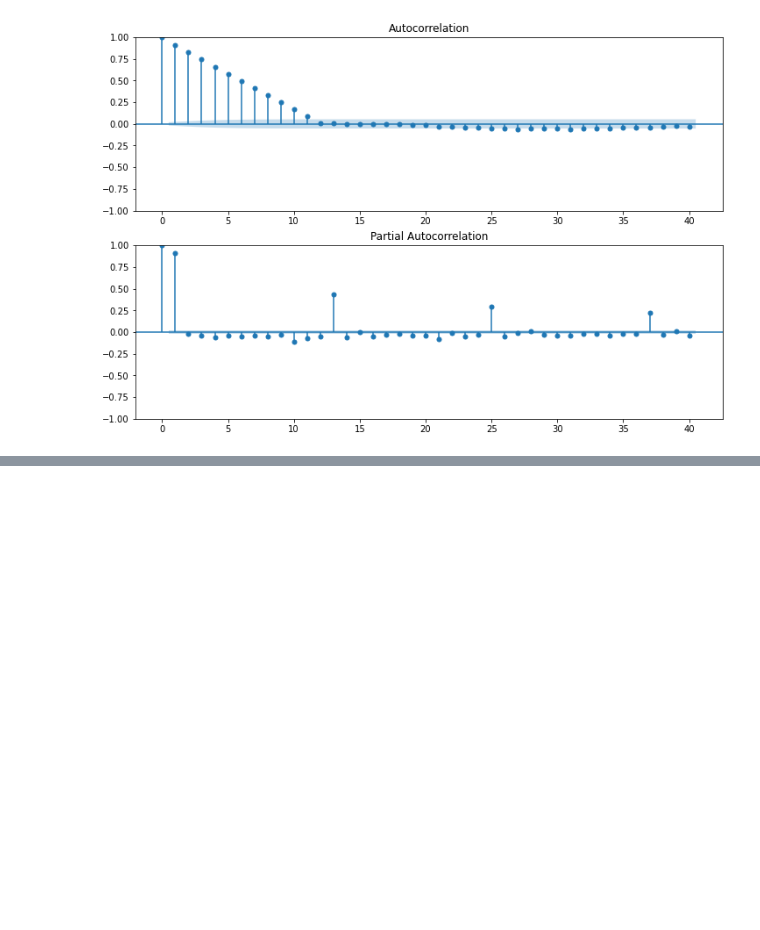
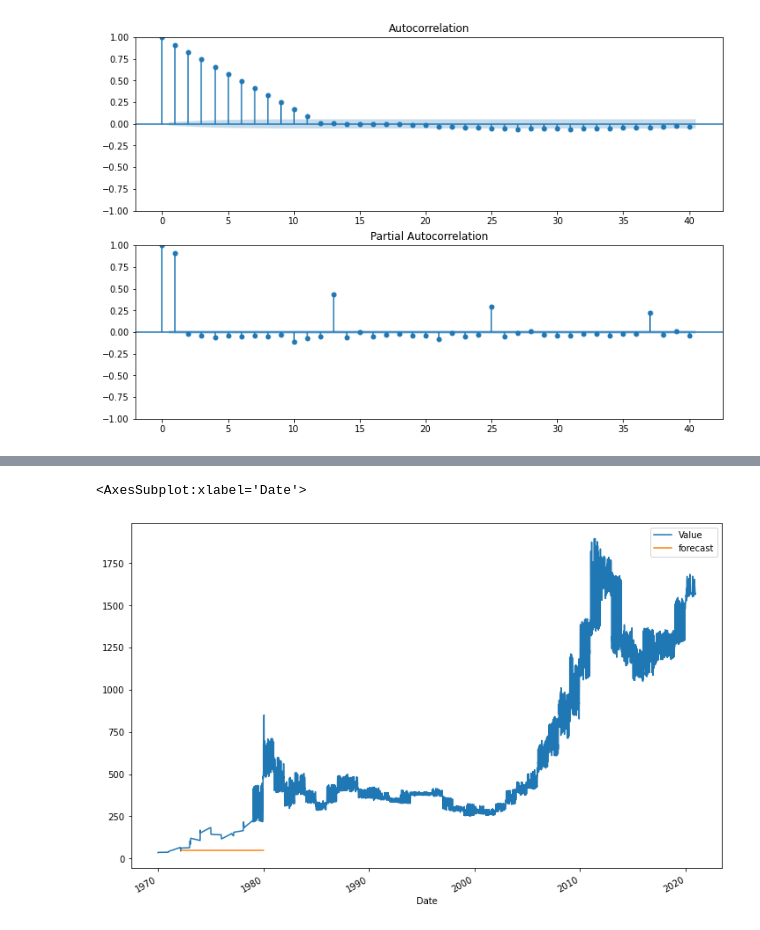
Before and after one commit to sabesan1998/ML_Assignment2_IT19129822_IT19058788_IT19056630, a Jupyter notebook: TimeSeries.ipynb, the cells around one changed output, grey strips where cells are left out. Saved outputs shown, nothing was run; the diff lists cells and outputs as text; code cells hidden in the pictures; blank space fills up the shorter version.

Commit message:
implement model

```diff
--- a/TimeSeries.ipynb
+++ b/TimeSeries.ipynb
@@ -108,7 +108,7 @@ p-value : 0.9522400769147396
 #Lags Used : 39
 Number of Observations : 10747
 # %%
-timeSeries_First_Difference = timeSeries.diff().dropna()
+timeSeries['First Difference'] = timeSeries.diff().dropna()
 # %%
 timeSeries['First Difference'] = timeSeries['Value'] - timeSeries['Value'].shift(1)
 # %%
@@ -211,5 +210,5 @@ Total fit time: 232.538 seconds
 # %%
-import itertools
-p=d=q=range(0,15)
-pdq = list(itertools.product(p,d,q))
+from statsmodels.tsa.arima.model import ARIMA
+model = ARIMA(timeSeries['Value'], order=(1,1,1))
+model_fit=model.fit()
 # %%
@@ -226,0 +235,6 @@ for param in pdq:
+# %%
+timeSeries['forecast']=model_fit.predict(start=10,end=300,dynamic=True)
+timeSeries[['Value','forecast']].plot(figsize=(12,8))
+# %% [output]
+<AxesSubplot:xlabel='Date'>
+[figure, added]
```
Also changed, not shown: parts of 13 cells of this notebook.
